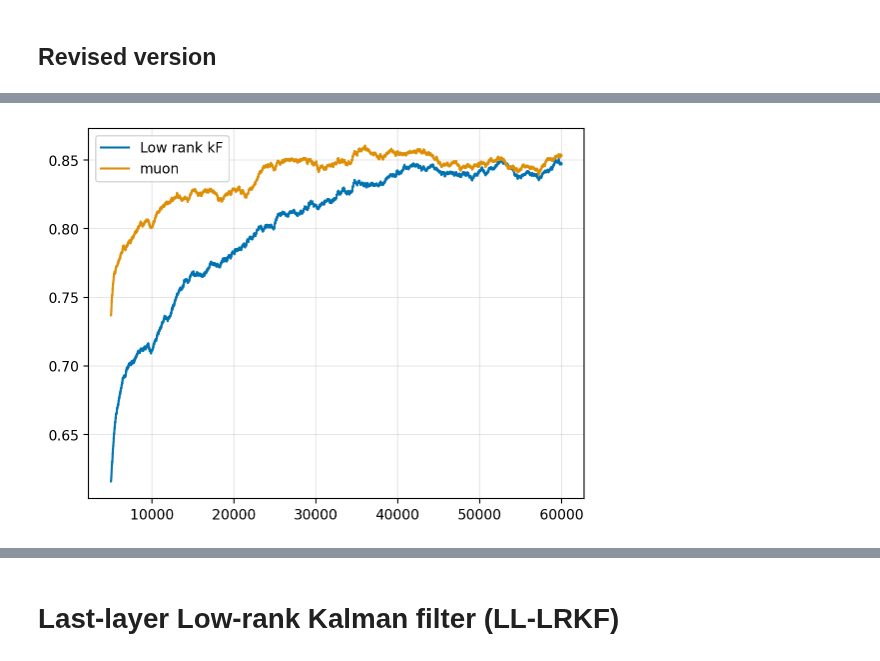
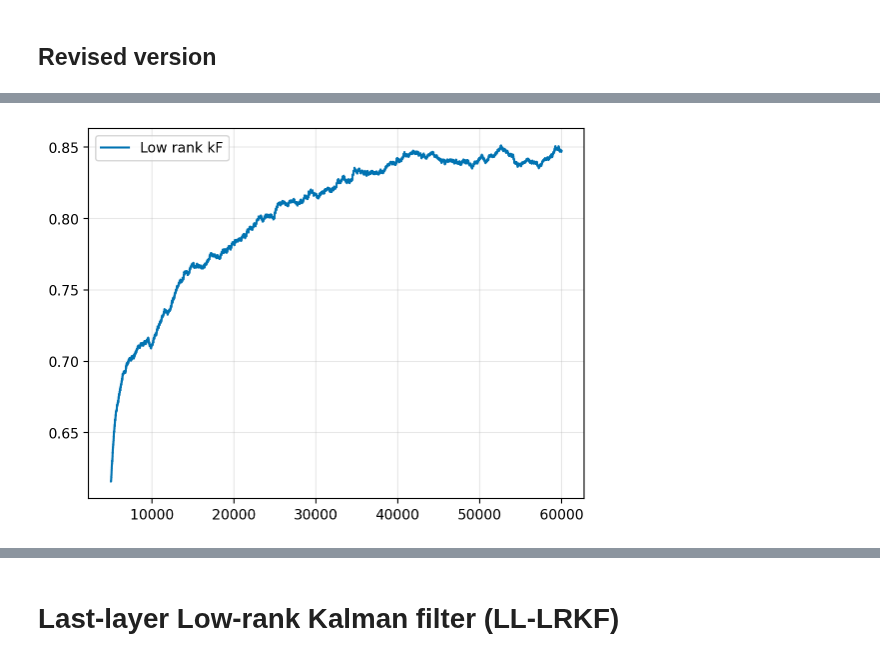
Before and after one commit to gerdm/low-rank-last-layer-inference, a Jupyter notebook: experiments/LL-LRKF-fmnist.ipynb, the cells around one changed output, grey strips where cells are left out. Saved outputs shown, nothing was run; the diff lists cells and outputs as text; code cells hidden in the pictures.

```diff
--- a/experiments/LL-LRKF-fmnist.ipynb
+++ b/experiments/LL-LRKF-fmnist.ipynb
@@ -126,11 +129,10 @@ Wall time: 21.3 s
 # %%
 min_periods = 5000
 pd.Series(hist_lrkf).rolling(5000, min_periods=min_periods).mean().plot(label="Low rank kF")
-pd.Series(hist_muon).rolling(5000, min_periods=min_periods).mean().plot(label="muon")
 plt.legend()
 plt.grid(alpha=0.3)
 # %% [output]
-[figure, old version]
+[figure, new version]
 # %%
 pd.Series(hist_lrkf).rolling(100).mean().plot(label="LoFi")
 plt.grid(alpha=0.3)
```
Also changed, not shown: parts of 6 cells of this notebook, 2 other files.
